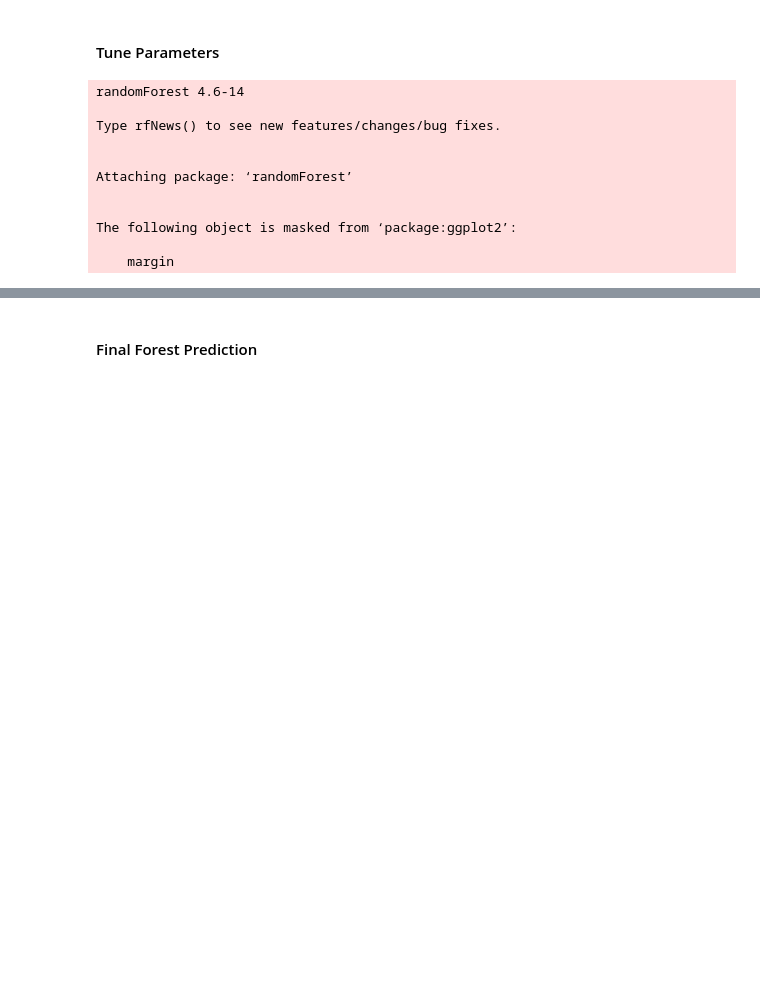
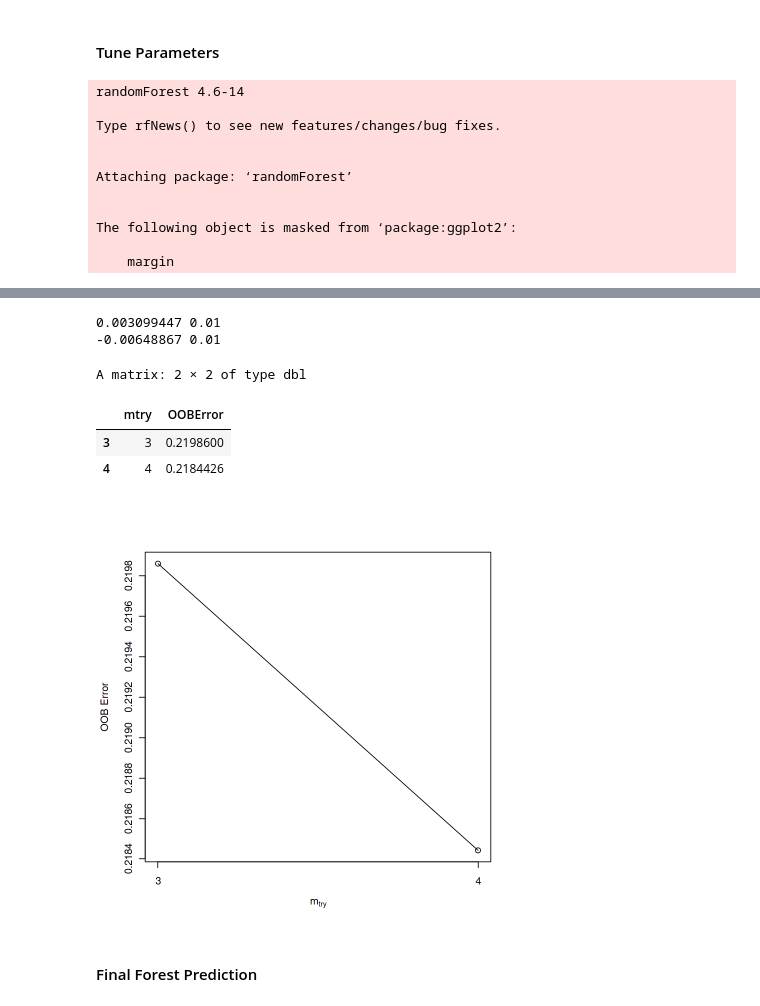
Before and after one commit to ScottySchmidt/AdvancedAnalytics, a Jupyter notebook: Admissions.ipynb, the cells around one changed output, grey strips where cells are left out. Drawn from its saved outputs; the diff is of its cells as text; code cells hidden in the pictures; blank space fills up the shorter version.

Commit message:
Kaggle Notebook | AdmitR | Version 25

```diff
--- a/Admissions.ipynb
+++ b/Admissions.ipynb
@@ -383,3 +383,22 @@ plot(forestTrees, forestMAE)
+# %%
+model_tuned <- tuneRF(
+               x = train[-1],
+               y = train$admit,
+               ntreeTry=500,
+               mtryStart=4,
+               stepFactor=1.5,
+               improve=0.01,
+               trace=FALSE #don't show real-time progress
+               )
+model_tuned
+# %% [output]
+0.003099447 0.01
+-0.00648867 0.01
+A matrix: 2 × 2 of type dbl
+|  | mtry | OOBError |
+| 3 | 3 | 0.2198600 |
+| 4 | 4 | 0.2184426 |
+[figure, added]
 # %% [markdown]
 #### Final Forest Prediction
 # %%
```
Also changed, not shown: parts of 16 cells of this notebook.
